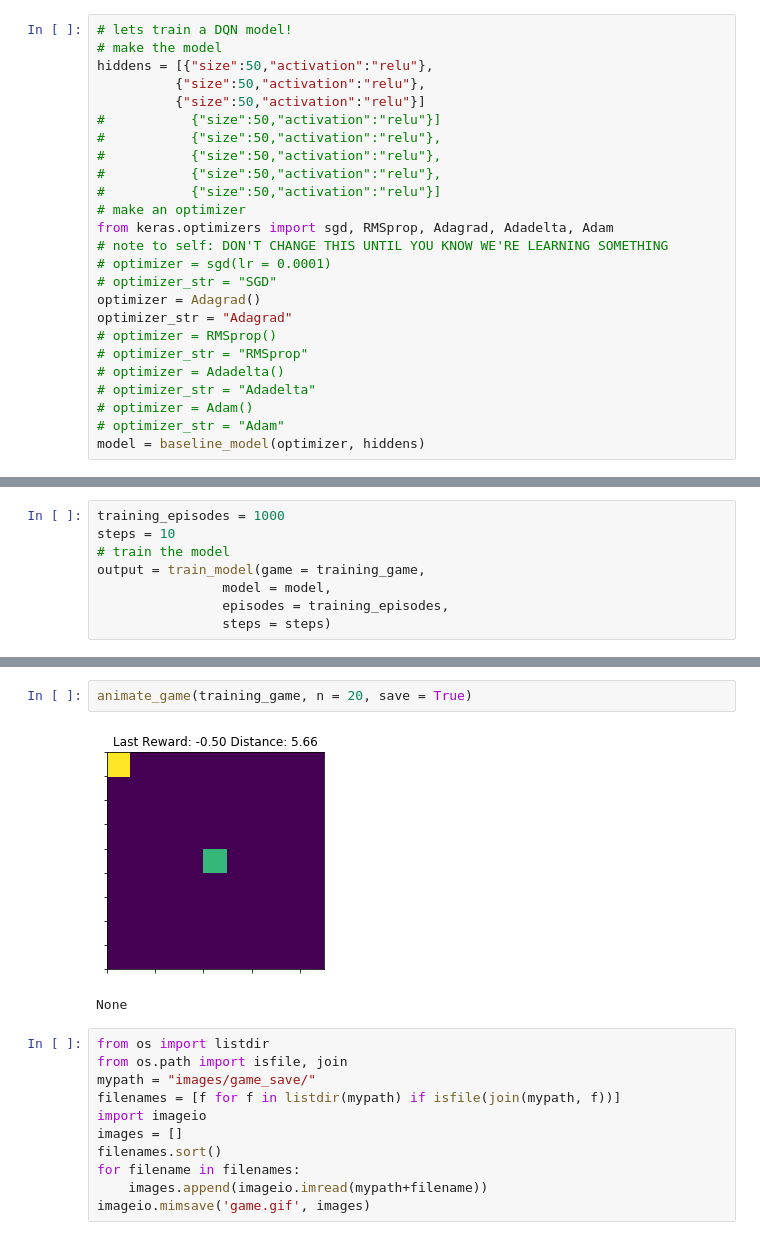
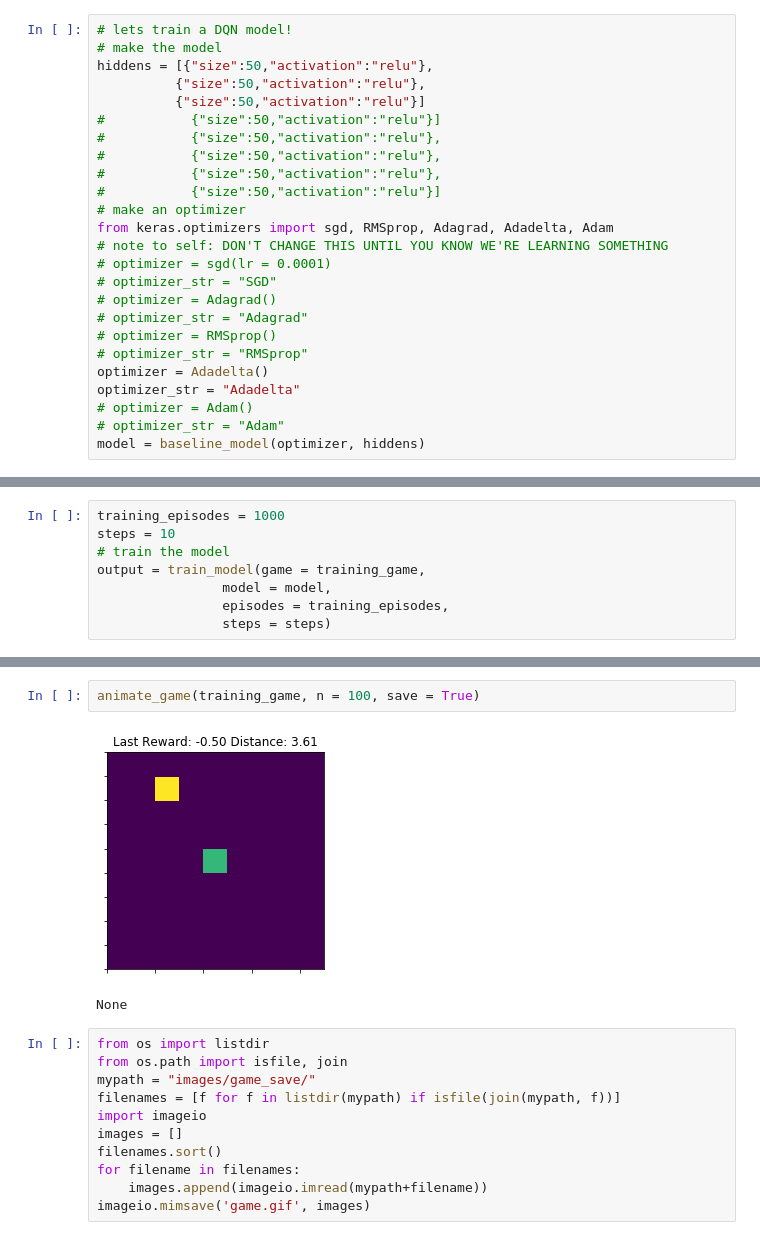
Before and after one commit to tab0r/Neural.Swarms, a Jupyter notebook: NaviGame/Reinforcement Model Training-Two.ipynb, the cells around one changed output, grey strips where cells are left out. Saved outputs shown, nothing was run; the diff lists cells and outputs as text.

```diff
--- a/NaviGame/Reinforcement Model Training-Two.ipynb
+++ b/NaviGame/Reinforcement Model Training-Two.ipynb
@@ -19,12 +19,12 @@ from keras.optimizers import sgd, RMSprop, Adagrad, Adadelta, Adam
 # note to self: DON'T CHANGE THIS UNTIL YOU KNOW WE'RE LEARNING SOMETHING
 # optimizer = sgd(lr = 0.0001)
 # optimizer_str = "SGD"
-optimizer = Adagrad()
-optimizer_str = "Adagrad"
+# optimizer = Adagrad()
+# optimizer_str = "Adagrad"
 # optimizer = RMSprop()
 # optimizer_str = "RMSprop"
-# optimizer = Adadelta()
-# optimizer_str = "Adadelta"
+optimizer = Adadelta()
+optimizer_str = "Adadelta"
 # optimizer = Adam()
 # optimizer_str = "Adam"
 model = baseline_model(optimizer, hiddens)
@@ -102,7 +104,7 @@ pl.show()
 # %%
-animate_game(training_game, n = 20, save = True)
+animate_game(training_game, n = 100, save = True)
 # %% [output]
-[figure, old version]
+[figure, new version]
 None
 # %%
 from os import listdir
```
Also changed, not shown: parts of 2 cells of this notebook, 5 other files.
